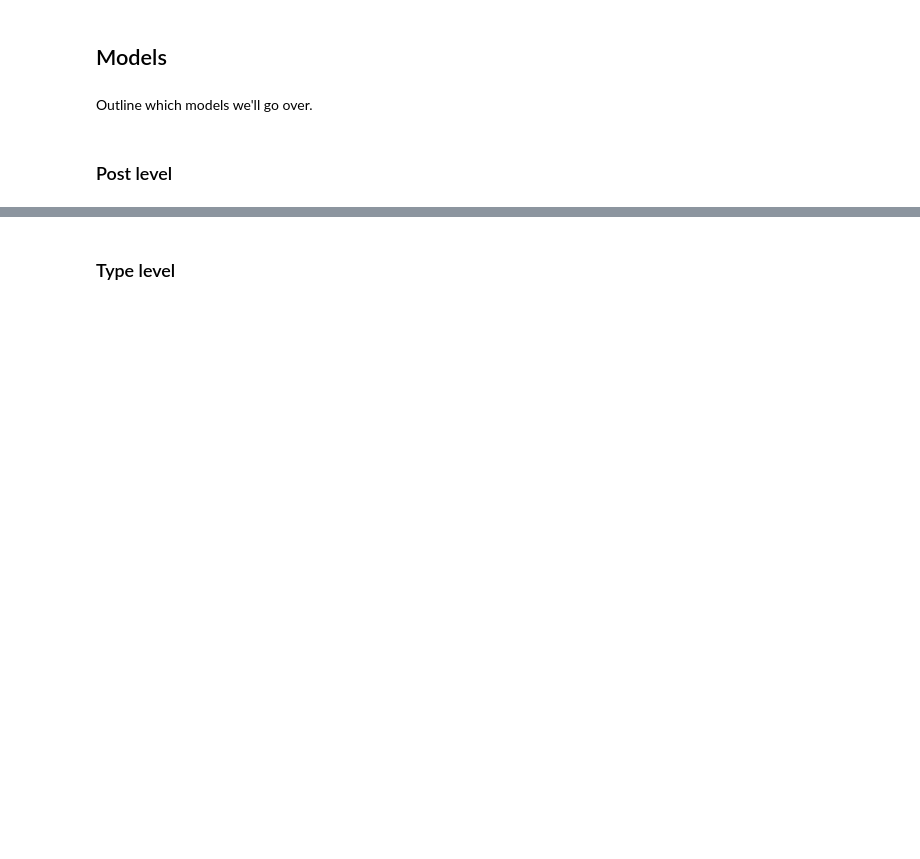
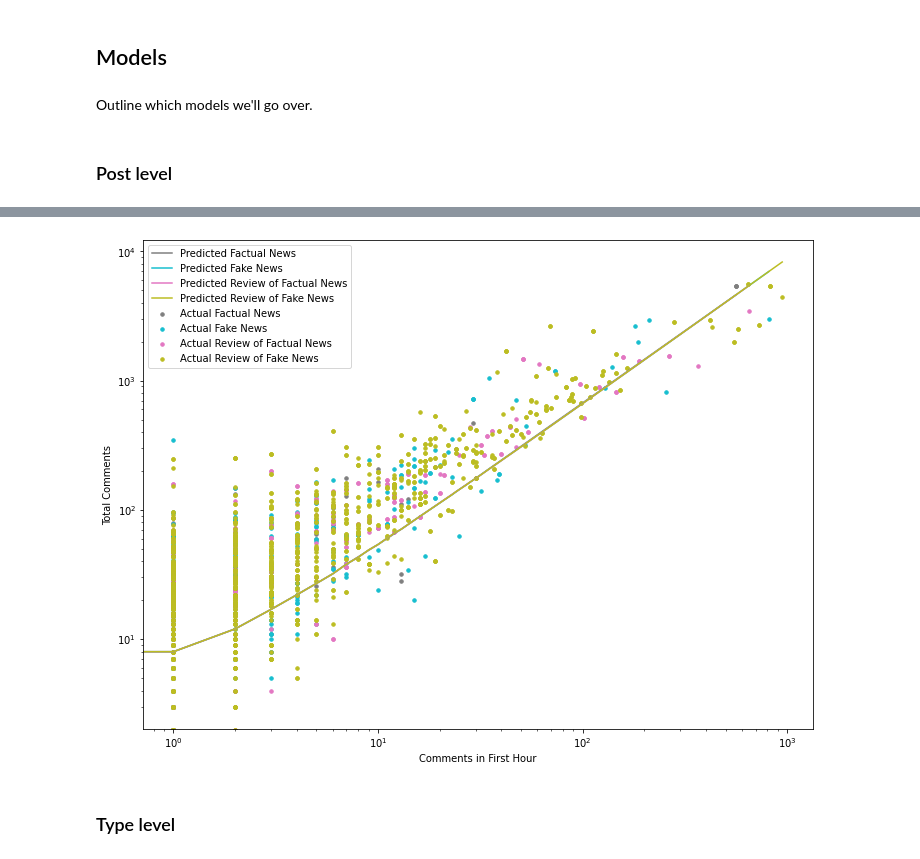
Before and after one commit to ageil/Probabilistic-Programming, a Jupyter notebook: docs/final_notebook.ipynb, the cells around one changed output, grey strips where cells are left out. Drawn from its saved outputs; the diff is of its cells as text; code cells hidden in the pictures; blank space fills up the shorter version.

```diff
--- a/docs/final_notebook.ipynb
+++ b/docs/final_notebook.ipynb
@@ -34,0 +67,2 @@ Note that some news articles may contain multiple claims reviewed separately. In
+# %%
+comments, corrections, news = load_raw_data()
@@ -43,2 +106,9 @@ Outline which models we'll go over.
+# %%
+# Using all data (Jagged—other factors at play)
+y_pred = get_y_pred(p_data, t_data, s_data, r_data, p_types, p_stories, p_subreddits)
+
+plot_predictions(original_p_data, y, p_types, original_p_data, y_pred, p_types, indep=1, log_scale=True)
+# %% [output]
+[figure, added]
 # %% [markdown]
 ### Type level
```
Also changed, not shown: parts of 28 cells of this notebook, 14 other files.
